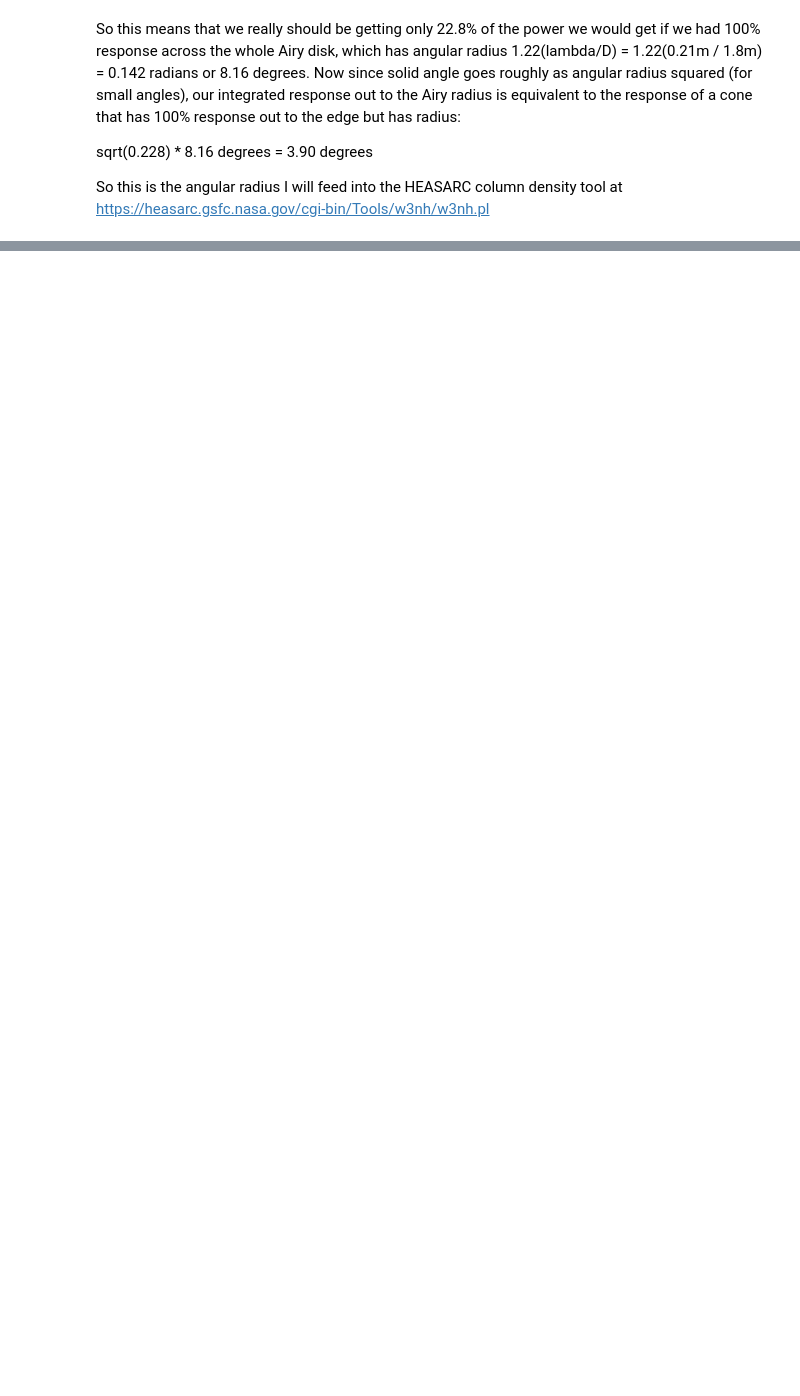
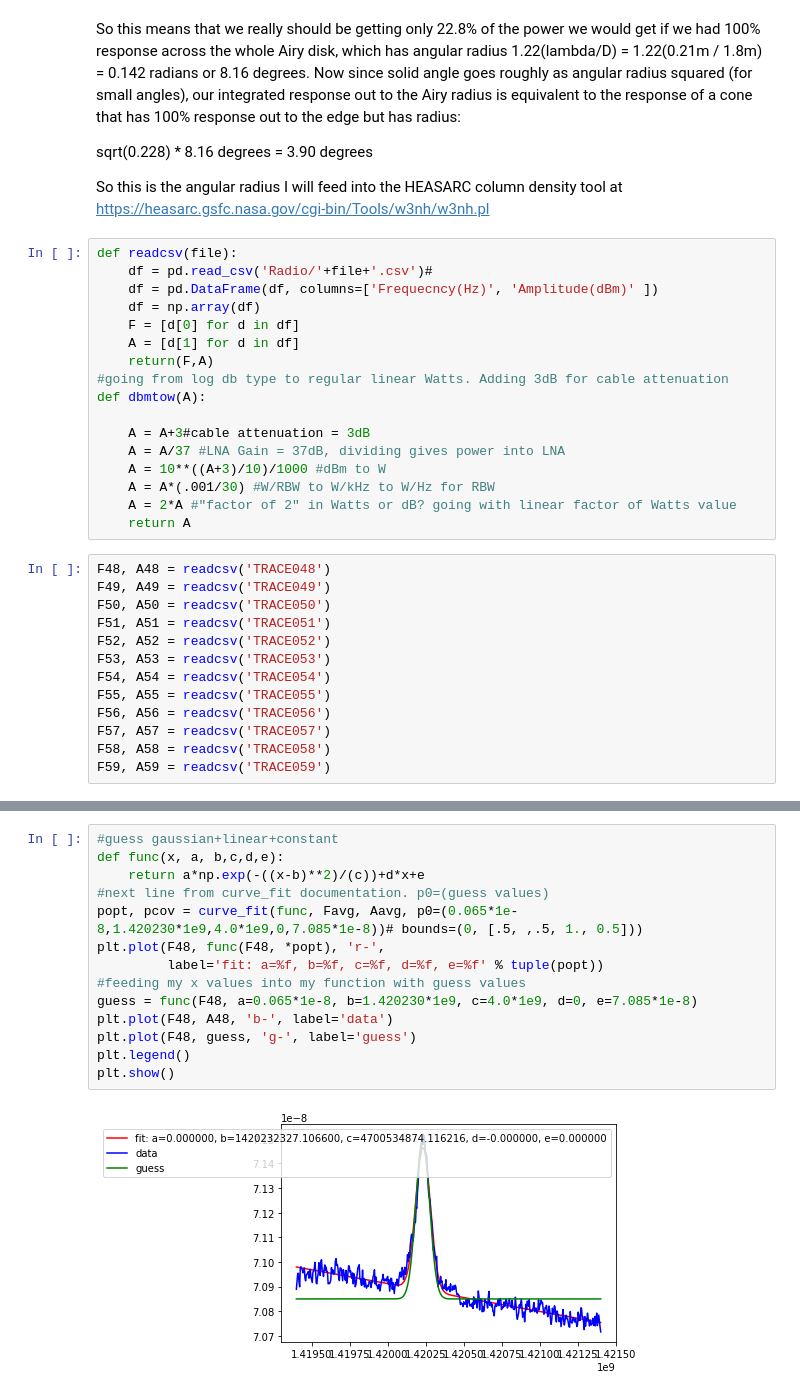
Before and after one commit to Dood1332/135, a Jupyter notebook: LAB3/airy_integral.ipynb, the cells around one changed output, grey strips where cells are left out. Drawn from its saved outputs; the diff is of its cells as text; blank space fills up the shorter version.

```diff
--- a/LAB3/airy_integral.ipynb
+++ b/LAB3/airy_integral.ipynb
@@ -50,3 +19,33 @@ sqrt(0.228) * 8.16 degrees = 3.90 degrees
 
 So this is the angular radius I will feed into the HEASARC column density tool at
 https://heasarc.gsfc.nasa.gov/cgi-bin/Tools/w3nh/w3nh.pl
+# %%
+def readcsv(file):
+    df = pd.read_csv('Radio/'+file+'.csv')#
+    df = pd.DataFrame(df, columns=['Frequecncy(Hz)', 'Amplitude(dBm)' ])
+    df = np.array(df)
+    F = [d[0] for d in df]
+    A = [d[1] for d in df]
+    return(F,A)
+#going from log db type to regular linear Watts. Adding 3dB for cable attenuation
+def dbmtow(A):
+
+    A = A+3#cable attenuation = 3dB
+    A = A/37 #LNA Gain = 37dB, dividing gives power into LNA
+    A = 10**((A+3)/10)/1000 #dBm to W
+    A = A*(.001/30) #W/RBW to W/kHz to W/Hz for RBW
+    A = 2*A #"factor of 2" in Watts or dB? going with linear factor of Watts value
+    return A
+# %%
+F48, A48 = readcsv('TRACE048')
+F49, A49 = readcsv('TRACE049')
+F50, A50 = readcsv('TRACE050')
+F51, A51 = readcsv('TRACE051')
+F52, A52 = readcsv('TRACE052')
+F53, A53 = readcsv('TRACE053')
+F54, A54 = readcsv('TRACE054')
+F55, A55 = readcsv('TRACE055')
+F56, A56 = readcsv('TRACE056')
+F57, A57 = readcsv('TRACE057')
+F58, A58 = readcsv('TRACE058')
+F59, A59 = readcsv('TRACE059')
@@ -52,0 +104,16 @@ https://heasarc.gsfc.nasa.gov/cgi-bin/Tools/w3nh/w3nh.pl
+# %%
+#guess gaussian+linear+constant
+def func(x, a, b,c,d,e):
+    return a*np.exp(-((x-b)**2)/(c))+d*x+e
+#next line from curve_fit documentation. p0=(guess values)
+popt, pcov = curve_fit(func, Favg, Aavg, p0=(0.065*1e-8,1.420230*1e9,4.0*1e9,0,7.085*1e-8))# bounds=(0, [.5, ,.5, 1., 0.5]))
+plt.plot(F48, func(F48, *popt), 'r-',
+         label='fit: a=%f, b=%f, c=%f, d=%f, e=%f' % tuple(popt))
+#feeding my x values into my function with guess values
+guess = func(F48, a=0.065*1e-8, b=1.420230*1e9, c=4.0*1e9, d=0, e=7.085*1e-8)
+plt.plot(F48, A48, 'b-', label='data')
+plt.plot(F48, guess, 'g-', label='guess')
+plt.legend()
+plt.show()
+# %% [output]
+[figure, added]
```
Also changed, not shown: parts of 5 cells of this notebook, 1 other file.
